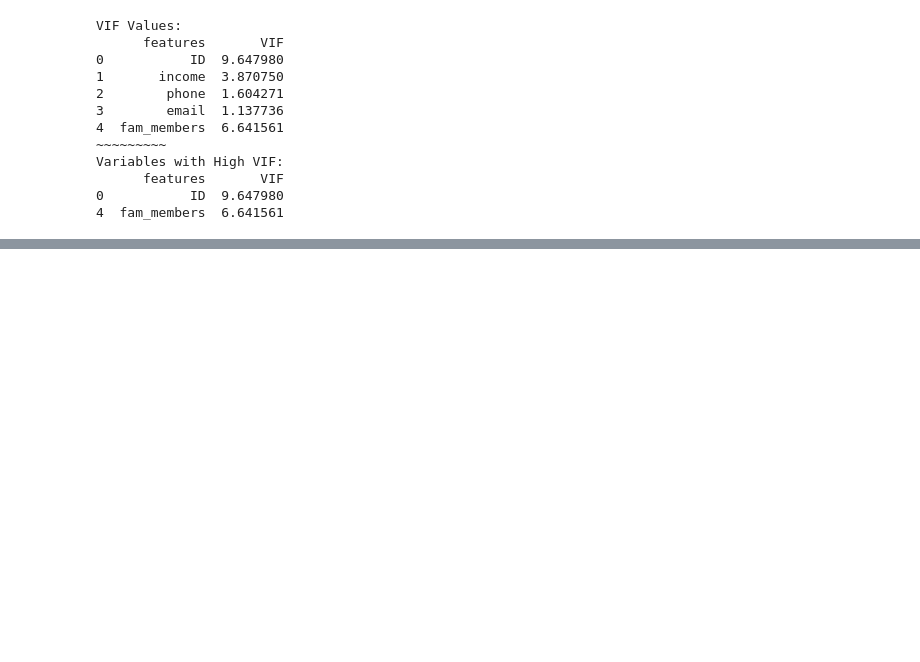
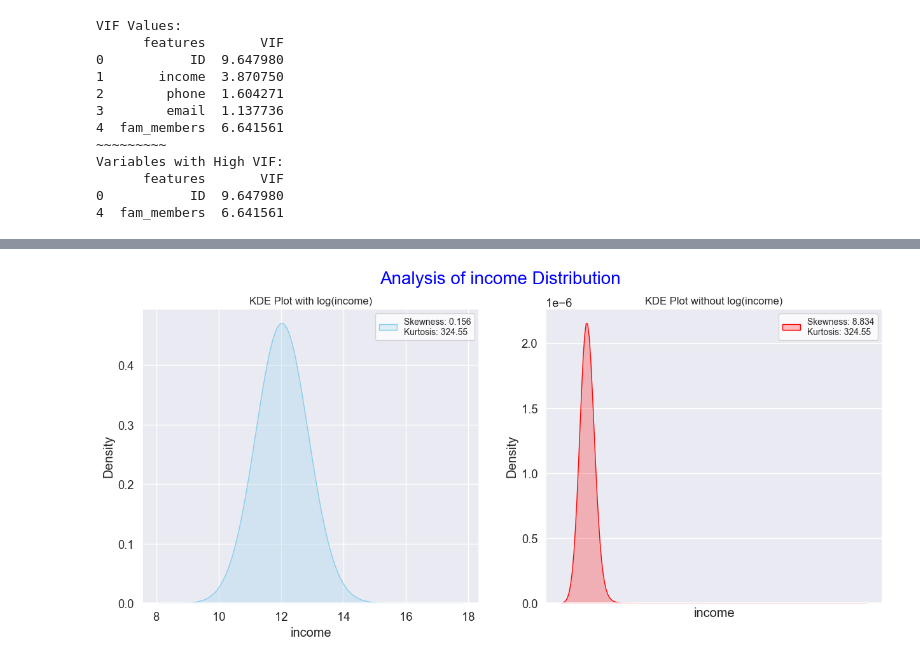
Before and after one commit to ThomasProce/credit-risk-classification, a Jupyter notebook: credit_risk.ipynb, the cells around one changed output, grey strips where cells are left out. Drawn from its saved outputs; the diff is of its cells as text; code cells hidden in the pictures; blank space fills up the shorter version.

Commit message:
analysis of distributions

```diff
--- a/credit_risk.ipynb
+++ b/credit_risk.ipynb
@@ -955,0 +985,34 @@ Variables with High VIF:
+# %%
+def plot_distribution(dataset, variable):
+    # Calculate kurtosis
+    kurtosis = np.round(stats.kurtosis(dataset[variable]), 2)
+
+    # Create a figure with two subplots
+    fig, axes = plt.subplots(1, 2, figsize=(15, 6))
+
+    # Plot the KDE with log transformation
+    sns.set(style="whitegrid")
+    ax1 = sns.kdeplot(np.log(dataset[variable]), color='skyblue', fill=True, bw_adjust=20, ax=axes[0])
+    axes[0].set_title(f'KDE Plot with log({variable})')
+
+    # Add skewness and kurtosis information as legend
+    axes[0].legend([f"Skewness: {round(log_skewness(dataset, variable, log=True), 3)}\nKurtosis: {kurtosis}"], loc='upper right', fontsize=10)
+
+    # Plot the KDE without log transformation
+    sns.set(style="whitegrid")
+    ax2 = sns.kdeplot(dataset[variable], color='red', fill=True, bw_adjust=20, ax=axes[1])
+    axes[1].set_title(f'KDE Plot without log({variable})')
+    axes[1].set_xticks([])
+
+    # Add skewness and kurtosis information as legend
+    axes[1].legend([f"Skewness: {round(log_skewness(dataset, variable), 3)}\nKurtosis: {kurtosis}"], loc='upper right', fontsize=10)
+
+    # Set the overall title
+    fig.suptitle(f'Analysis of {variable} Distribution', size=20, color='blue')
+
+    # Display the plot
+    plt.show()
+# %%
+plot_distribution(applicants,'income')
+# %% [output]
+[figure, added]
```
Also changed, not shown: parts of 7 cells of this notebook.
